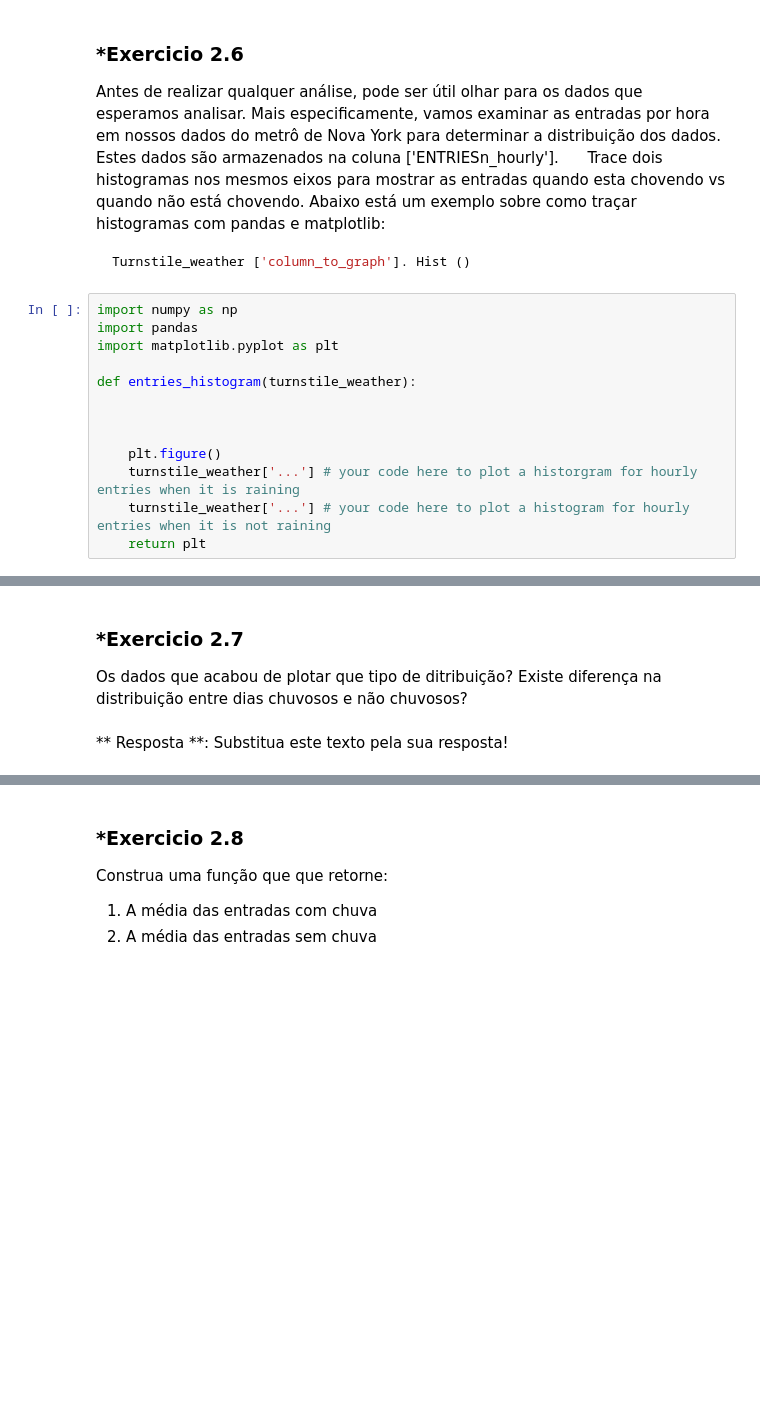
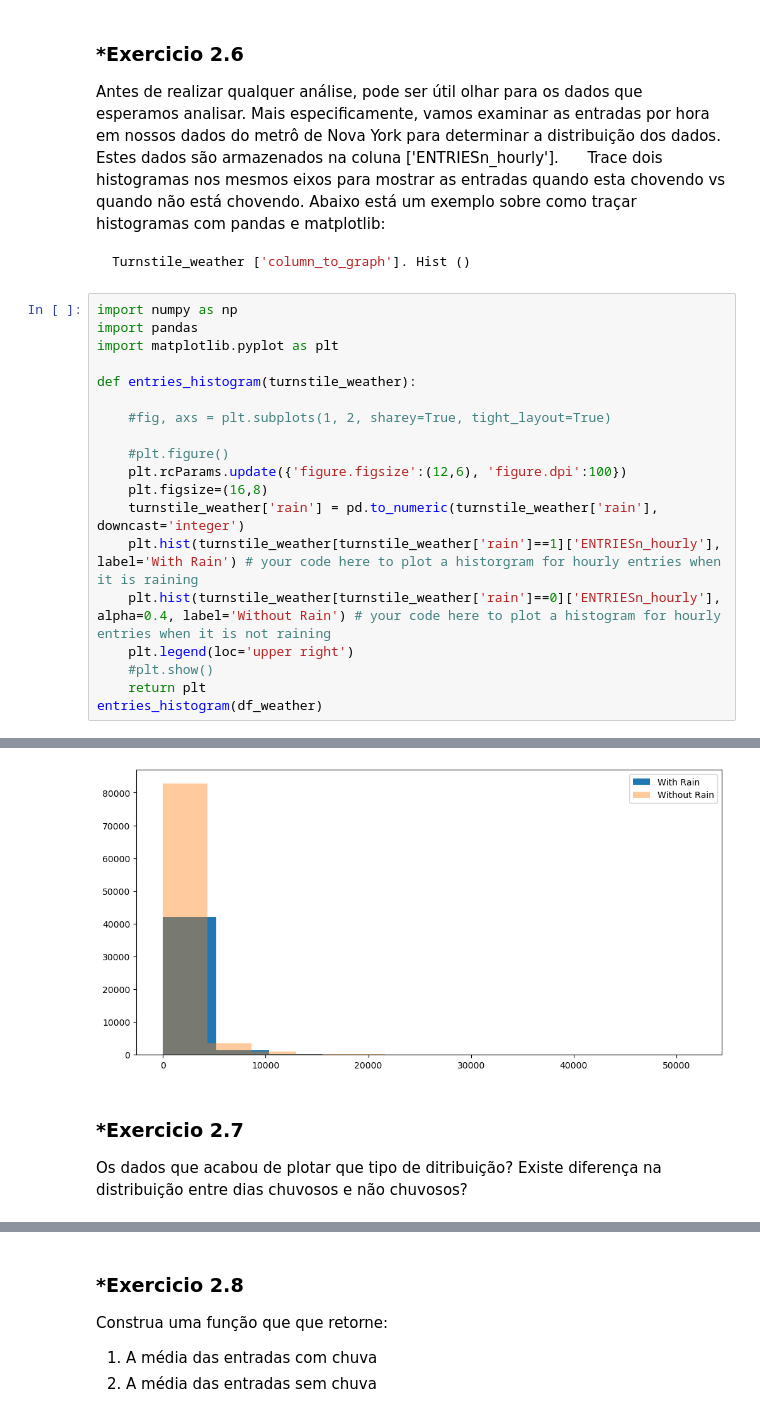
Before and after one commit to lucastls/Data-Scientist-Nanodegree, a Jupyter notebook: Projetos/Projeto_03_ny_subway/analyzing-subway-data-ndfdsi.ipynb, the cells around one changed output, grey strips where cells are left out. Drawn from its saved outputs; the diff is of its cells as text; blank space fills up the shorter version.

```diff
--- a/Projetos/Projeto_03_ny_subway/analyzing-subway-data-ndfdsi.ipynb
+++ b/Projetos/Projeto_03_ny_subway/analyzing-subway-data-ndfdsi.ipynb
@@ -399,9 +399,16 @@ import matplotlib.pyplot as plt
 
 def entries_histogram(turnstile_weather):
 
+    #fig, axs = plt.subplots(1, 2, sharey=True, tight_layout=True)
 
-
-    plt.figure()
-    turnstile_weather['...'] # your code here to plot a historgram for hourly entries when it is raining
-    turnstile_weather['...'] # your code here to plot a histogram for hourly entries when it is not raining
+    #plt.figure()
+    plt.rcParams.update({'figure.figsize':(12,6), 'figure.dpi':100})
+    plt.figsize=(16,8)
+    turnstile_weather['rain'] = pd.to_numeric(turnstile_weather['rain'], downcast='integer')
+    plt.hist(turnstile_weather[turnstile_weather['rain']==1]['ENTRIESn_hourly'], label='With Rain') # your code here to plot a historgram for hourly entries when it is raining
+    plt.hist(turnstile_weather[turnstile_weather['rain']==0]['ENTRIESn_hourly'], alpha=0.4, label='Without Rain') # your code here to plot a histogram for hourly entries when it is not raining
+    plt.legend(loc='upper right')
+    #plt.show()
     return plt
+entries_histogram(df_weather)
+# %% [output]
@@ -408,6 +416,5 @@ def entries_histogram(turnstile_weather):
+[figure, added]
 # %% [markdown]
 ### *Exercicio 2.7
 
 Os dados que acabou de plotar que tipo de ditribuição? Existe diferença na distribuição entre dias chuvosos e não chuvosos?
-# %% [markdown]
-** Resposta **: Substitua este texto pela sua resposta!
```
Also changed, not shown: parts of 5 cells of this notebook.
